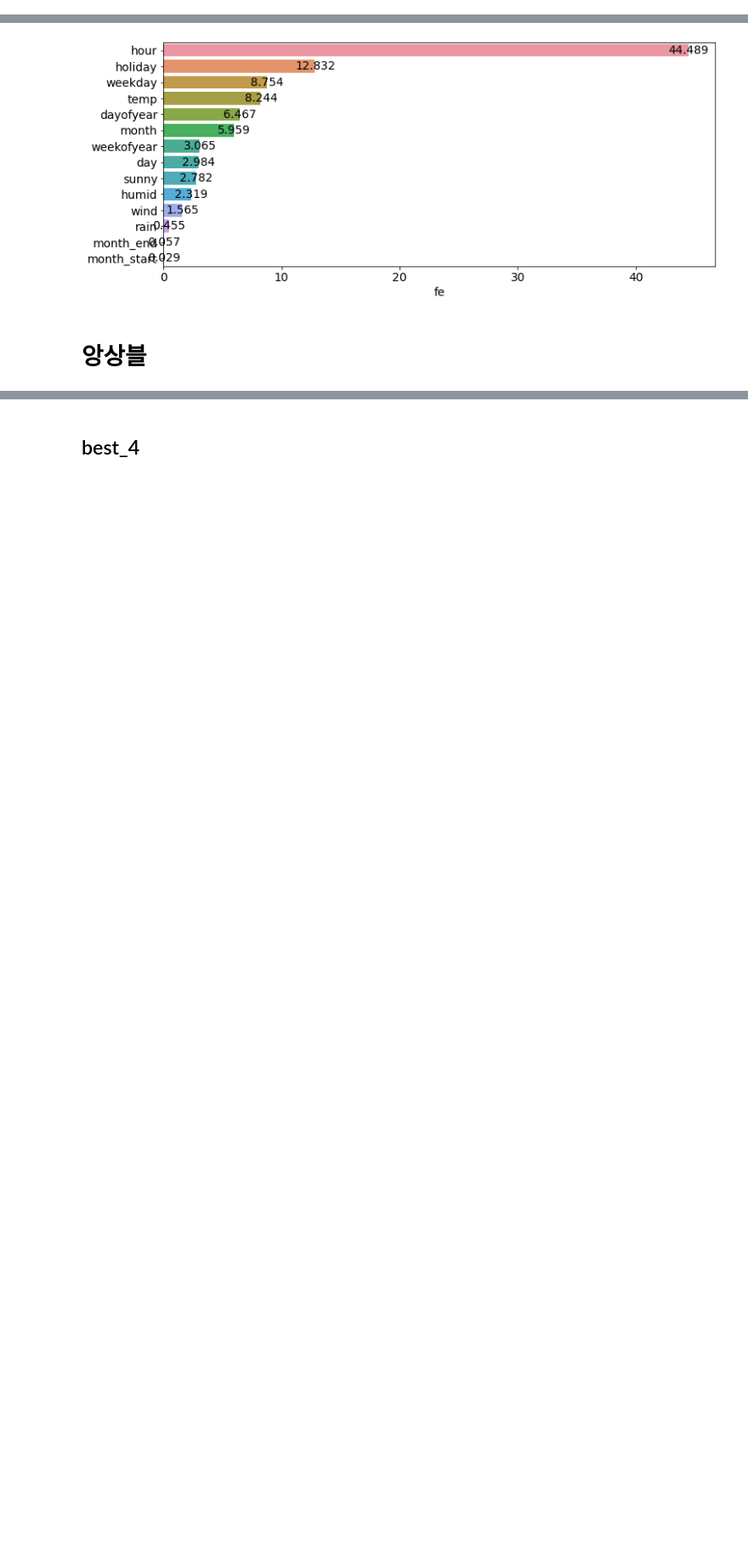
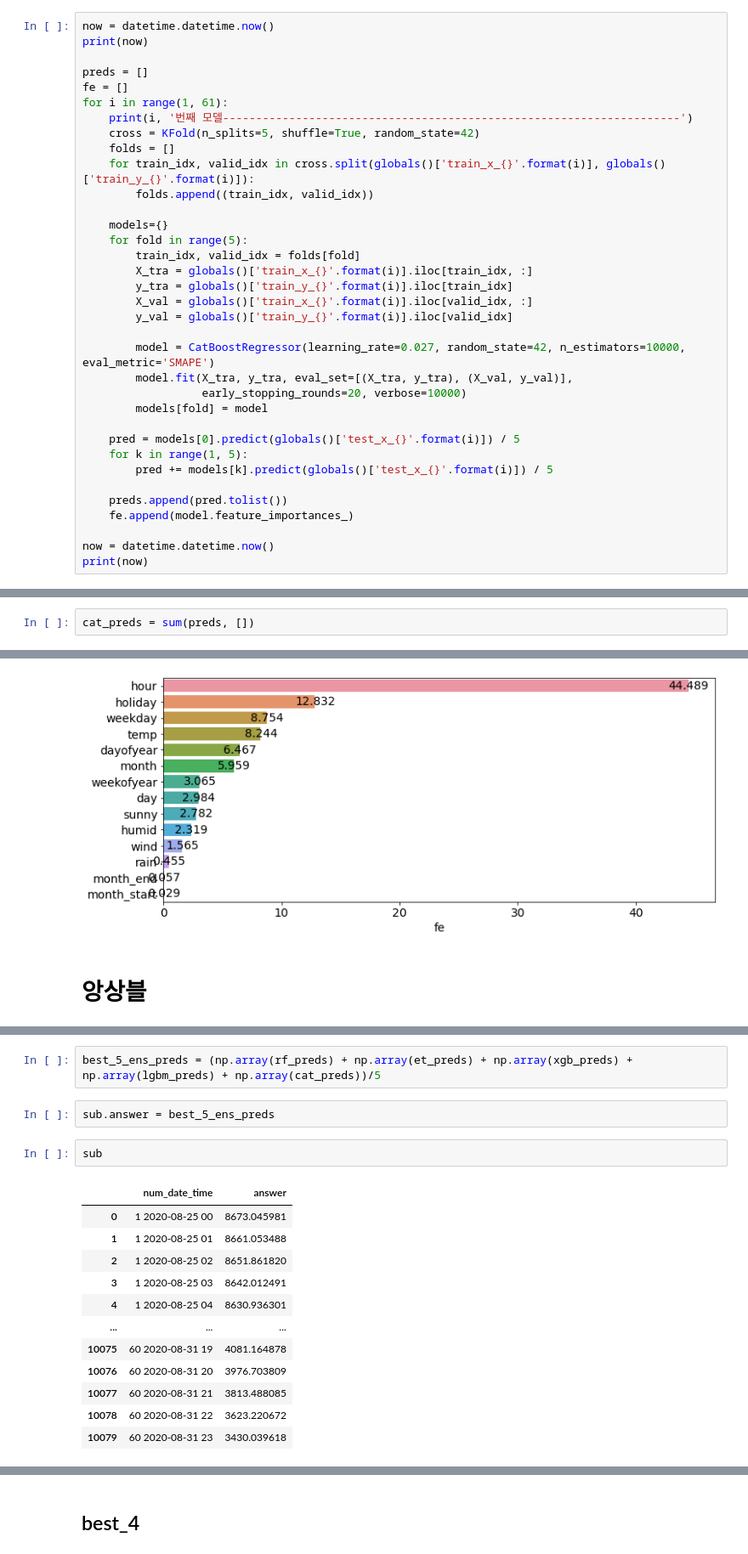
Before and after one commit to thinpig99/dacon_energy, a Jupyter notebook: modeling.ipynb, the cells around one changed output, grey strips where cells are left out. Shown at 85% size. Cells and saved outputs as stored; diff of their text form; blank space fills up the shorter version.

```diff
--- a/modeling.ipynb
+++ b/modeling.ipynb
@@ -1159,0 +1153,35 @@ train_x_1.head(3)
+# %%
+now = datetime.datetime.now()
+print(now)
+
+preds = []
+fe = []
+for i in range(1, 61):
+    print(i, '번째 모델---------------------------------------------------------------------')
+    cross = KFold(n_splits=5, shuffle=True, random_state=42)
+    folds = []
+    for train_idx, valid_idx in cross.split(globals()['train_x_{}'.format(i)], globals()['train_y_{}'.format(i)]):
+        folds.append((train_idx, valid_idx))
+
+    models={}
+    for fold in range(5):
+        train_idx, valid_idx = folds[fold]
+        X_tra = globals()['train_x_{}'.format(i)].iloc[train_idx, :]
+        y_tra = globals()['train_y_{}'.format(i)].iloc[train_idx]
+        X_val = globals()['train_x_{}'.format(i)].iloc[valid_idx, :]
+        y_val = globals()['train_y_{}'.format(i)].iloc[valid_idx]
+
+        model = CatBoostRegressor(learning_rate=0.027, random_state=42, n_estimators=10000, eval_metric='SMAPE')
+        model.fit(X_tra, y_tra, eval_set=[(X_tra, y_tra), (X_val, y_val)],
+                  early_stopping_rounds=20, verbose=10000)
+        models[fold] = model
+
+    pred = models[0].predict(globals()['test_x_{}'.format(i)]) / 5
+    for k in range(1, 5):
+        pred += models[k].predict(globals()['test_x_{}'.format(i)]) / 5
+
+    preds.append(pred.tolist())
+    fe.append(model.feature_importances_)
+
+now = datetime.datetime.now()
+print(now)
@@ -1160,3 +1206,5 @@ train_x_1.head(3)
+# %%
+cat_preds = sum(preds, [])
 # %% [markdown]
 ### cat_features = [5, 7, 8, 11, 12, 13]: 7.25982
 # %%
@@ -1391,0 +1460,19 @@ plt.show()
+# %%
+best_5_ens_preds = (np.array(rf_preds) + np.array(et_preds) + np.array(xgb_preds) + np.array(lgbm_preds) + np.array(cat_preds))/5
+# %%
+sub.answer = best_5_ens_preds
+# %%
+sub
+# %% [output]
+|  | num_date_time | answer |
+| 0 | 1 2020-08-25 00 | 8673.045981 |
+| 1 | 1 2020-08-25 01 | 8661.053488 |
+| 2 | 1 2020-08-25 02 | 8651.861820 |
+| 3 | 1 2020-08-25 03 | 8642.012491 |
+| 4 | 1 2020-08-25 04 | 8630.936301 |
+| ... | ... | ... |
+| 10075 | 60 2020-08-31 19 | 4081.164878 |
+| 10076 | 60 2020-08-31 20 | 3976.703809 |
+| 10077 | 60 2020-08-31 21 | 3813.488085 |
+| 10078 | 60 2020-08-31 22 | 3623.220672 |
+| 10079 | 60 2020-08-31 23 | 3430.039618 |
```
Also changed, not shown: parts of 30 cells of this notebook, 12 other files.
